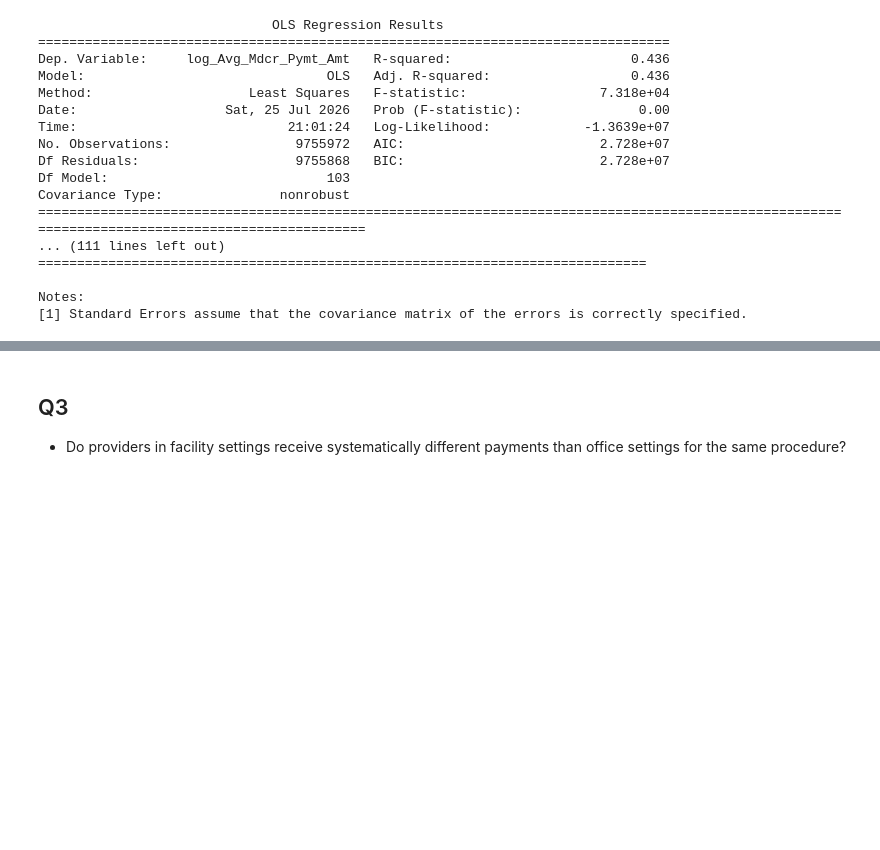
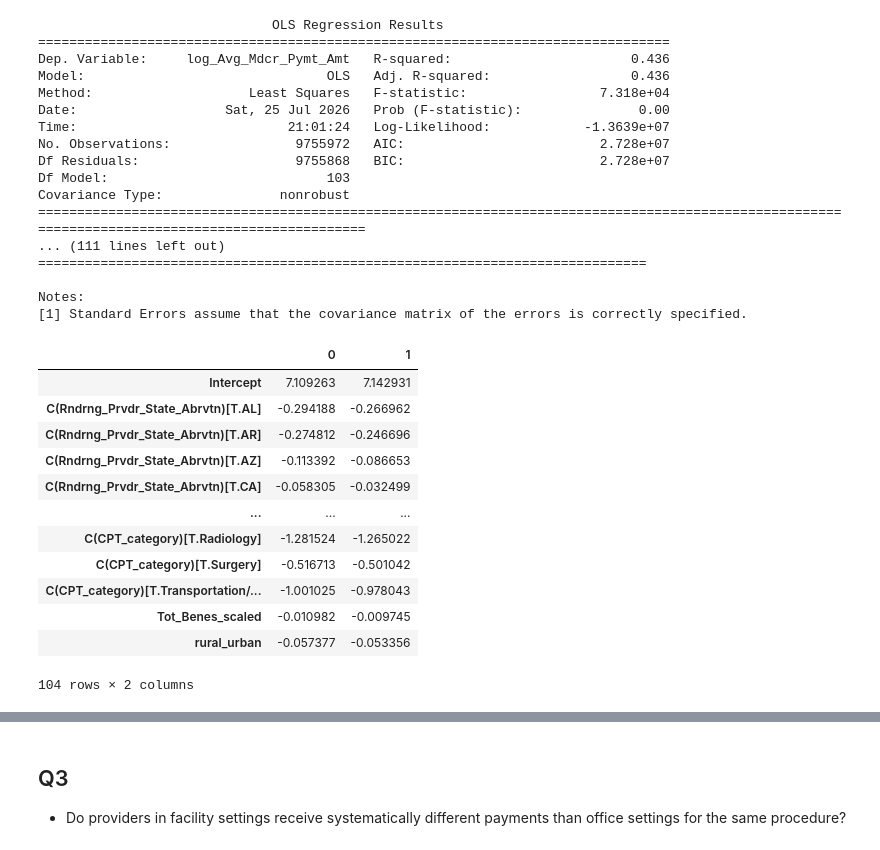
Before and after one commit to AdvayBhatt/healthcare-analytics, a Jupyter notebook: notebooks/01_eda.ipynb, the cells around one changed output, grey strips where cells are left out. Cells and saved outputs as stored; diff of their text form; code cells hidden in the pictures; blank space fills up the shorter version.

```diff
--- a/notebooks/01_eda.ipynb
+++ b/notebooks/01_eda.ipynb
@@ -905,3 +924,21 @@ Covariance Type:               nonrobust
 
 Notes:
 [1] Standard Errors assume that the covariance matrix of the errors is correctly specified.
+# %%
+model.params
+model.pvalues
+model.conf_int()
+# %% [output]
+|  | 0 | 1 |
+| Intercept | 7.109263 | 7.142931 |
+| C(Rndrng_Prvdr_State_Abrvtn)[T.AL] | -0.294188 | -0.266962 |
+| C(Rndrng_Prvdr_State_Abrvtn)[T.AR] | -0.274812 | -0.246696 |
+| C(Rndrng_Prvdr_State_Abrvtn)[T.AZ] | -0.113392 | -0.086653 |
+| C(Rndrng_Prvdr_State_Abrvtn)[T.CA] | -0.058305 | -0.032499 |
+| ... | ... | ... |
+| C(CPT_category)[T.Radiology] | -1.281524 | -1.265022 |
+| C(CPT_category)[T.Surgery] | -0.516713 | -0.501042 |
+| C(CPT_category)[T.Transportation/... | -1.001025 | -0.978043 |
+| Tot_Benes_scaled | -0.010982 | -0.009745 |
+| rural_urban | -0.057377 | -0.053356 |
+104 rows × 2 columns
```
Also changed, not shown: parts of 14 cells of this notebook.
